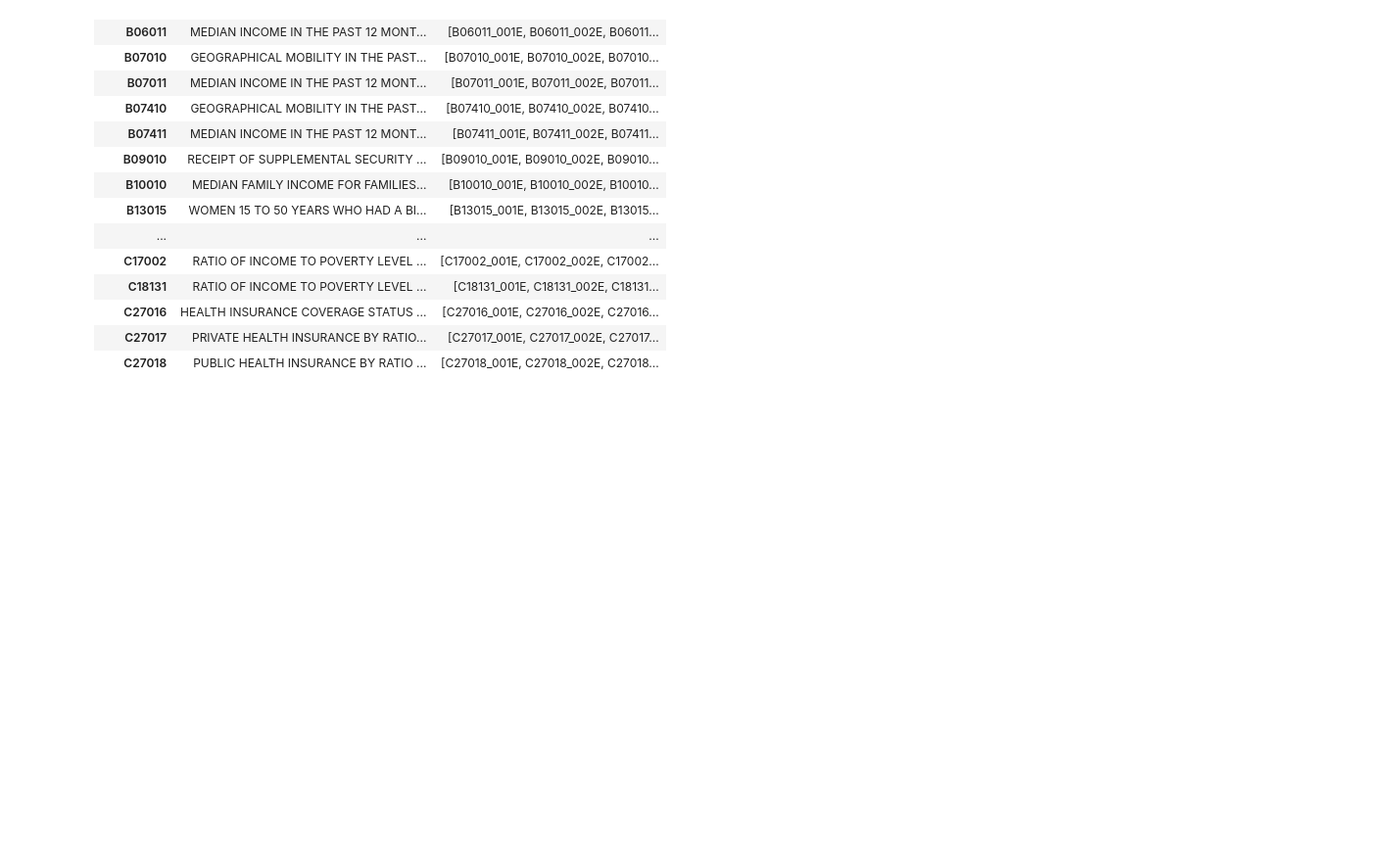
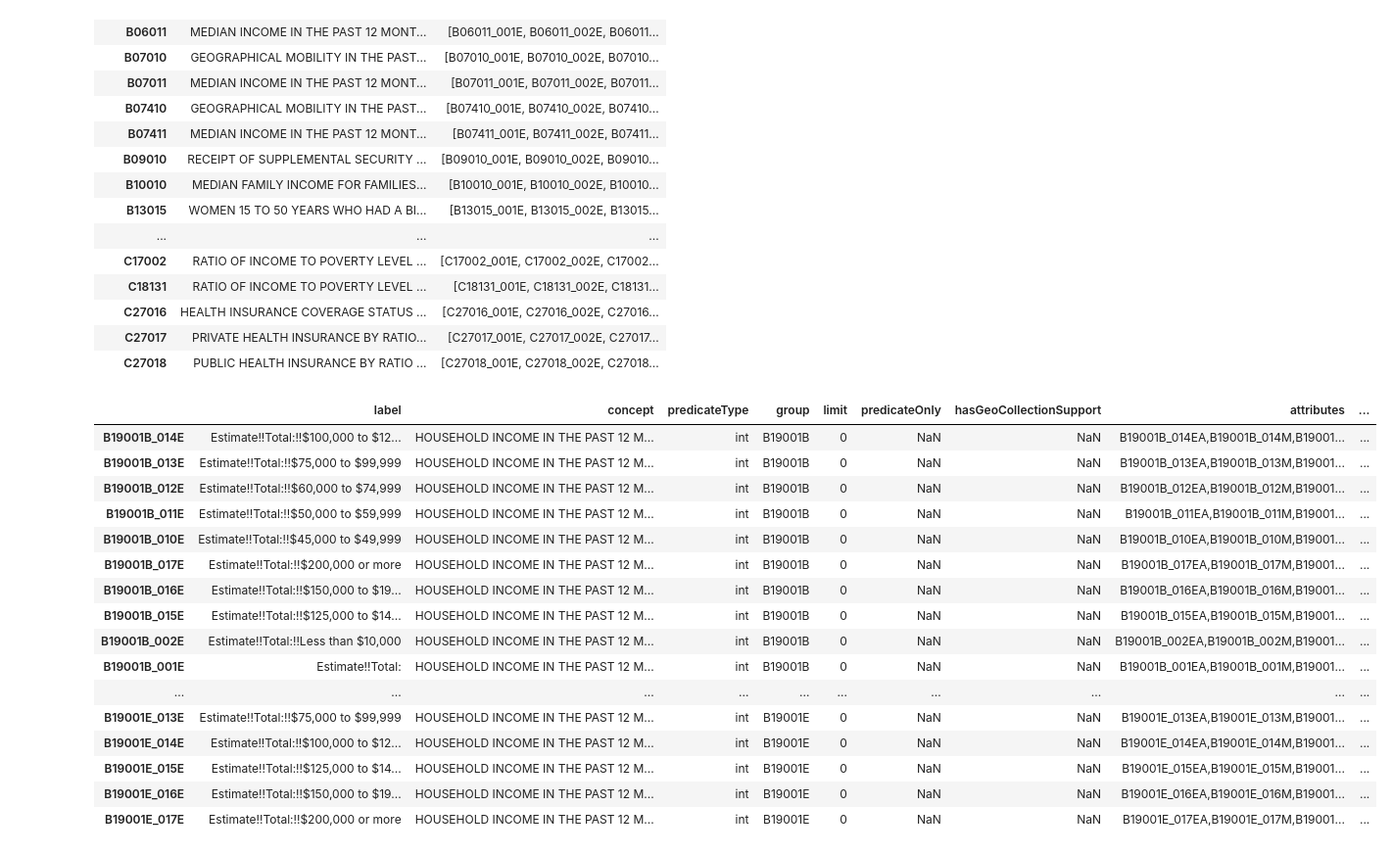
Before and after one commit to LeDataSciFi/FinTech-Capstone-2023, a Jupyter notebook: ACSVariables.ipynb, the cells around one changed output. Shown at 98% size. Saved outputs shown, nothing was run; the diff lists cells and outputs as text; code cells hidden in the pictures; blank space fills up the shorter version.

```diff
--- a/ACSVariables.ipynb
+++ b/ACSVariables.ipynb
@@ -115,4 +115,22 @@ incomeTables = ["B19001", "B19013", "C17002", "B25122", "B25098", "B25099", "B25
 # %%
 # Inspecting income table variables
 # %%
-test = acs.filter_variables("B19001")
+acs.filter_variables("B19001")
+# %% [output]
+|  | label | concept | predicateType | group | limit | predicateOnly | hasGeoCollectionSupport | attributes | ... |
+| B19001B_014E | Estimate!!Total:!!$100,000 to $12... | HOUSEHOLD INCOME IN THE PAST 12 M... | int | B19001B | 0 | NaN | NaN | B19001B_014EA,B19001B_014M,B19001... | ... |
+| B19001B_013E | Estimate!!Total:!!$75,000 to $99,999 | HOUSEHOLD INCOME IN THE PAST 12 M... | int | B19001B | 0 | NaN | NaN | B19001B_013EA,B19001B_013M,B19001... | ... |
+| B19001B_012E | Estimate!!Total:!!$60,000 to $74,999 | HOUSEHOLD INCOME IN THE PAST 12 M... | int | B19001B | 0 | NaN | NaN | B19001B_012EA,B19001B_012M,B19001... | ... |
+| B19001B_011E | Estimate!!Total:!!$50,000 to $59,999 | HOUSEHOLD INCOME IN THE PAST 12 M... | int | B19001B | 0 | NaN | NaN | B19001B_011EA,B19001B_011M,B19001... | ... |
+| B19001B_010E | Estimate!!Total:!!$45,000 to $49,999 | HOUSEHOLD INCOME IN THE PAST 12 M... | int | B19001B | 0 | NaN | NaN | B19001B_010EA,B19001B_010M,B19001... | ... |
+| B19001B_017E | Estimate!!Total:!!$200,000 or more | HOUSEHOLD INCOME IN THE PAST 12 M... | int | B19001B | 0 | NaN | NaN | B19001B_017EA,B19001B_017M,B19001... | ... |
+| B19001B_016E | Estimate!!Total:!!$150,000 to $19... | HOUSEHOLD INCOME IN THE PAST 12 M... | int | B19001B | 0 | NaN | NaN | B19001B_016EA,B19001B_016M,B19001... | ... |
+| B19001B_015E | Estimate!!Total:!!$125,000 to $14... | HOUSEHOLD INCOME IN THE PAST 12 M... | int | B19001B | 0 | NaN | NaN | B19001B_015EA,B19001B_015M,B19001... | ... |
+| B19001B_002E | Estimate!!Total:!!Less than $10,000 | HOUSEHOLD INCOME IN THE PAST 12 M... | int | B19001B | 0 | NaN | NaN | B19001B_002EA,B19001B_002M,B19001... | ... |
+| B19001B_001E | Estimate!!Total: | HOUSEHOLD INCOME IN THE PAST 12 M... | int | B19001B | 0 | NaN | NaN | B19001B_001EA,B19001B_001M,B19001... | ... |
+| ... | ... | ... | ... | ... | ... | ... | ... | ... | ... |
+| B19001E_013E | Estimate!!Total:!!$75,000 to $99,999 | HOUSEHOLD INCOME IN THE PAST 12 M... | int | B19001E | 0 | NaN | NaN | B19001E_013EA,B19001E_013M,B19001... | ... |
+| B19001E_014E | Estimate!!Total:!!$100,000 to $12... | HOUSEHOLD INCOME IN THE PAST 12 M... | int | B19001E | 0 | NaN | NaN | B19001E_014EA,B19001E_014M,B19001... | ... |
+| B19001E_015E | Estimate!!Total:!!$125,000 to $14... | HOUSEHOLD INCOME IN THE PAST 12 M... | int | B19001E | 0 | NaN | NaN | B19001E_015EA,B19001E_015M,B19001... | ... |
+| B19001E_016E | Estimate!!Total:!!$150,000 to $19... | HOUSEHOLD INCOME IN THE PAST 12 M... | int | B19001E | 0 | NaN | NaN | B19001E_016EA,B19001E_016M,B19001... | ... |
+| B19001E_017E | Estimate!!Total:!!$200,000 or more | HOUSEHOLD INCOME IN THE PAST 12 M... | int | B19001E | 0 | NaN | NaN | B19001E_017EA,B19001E_017M,B19001... | ... |
```
Also changed, not shown: parts of 39 cells of this notebook, 1 other file.
